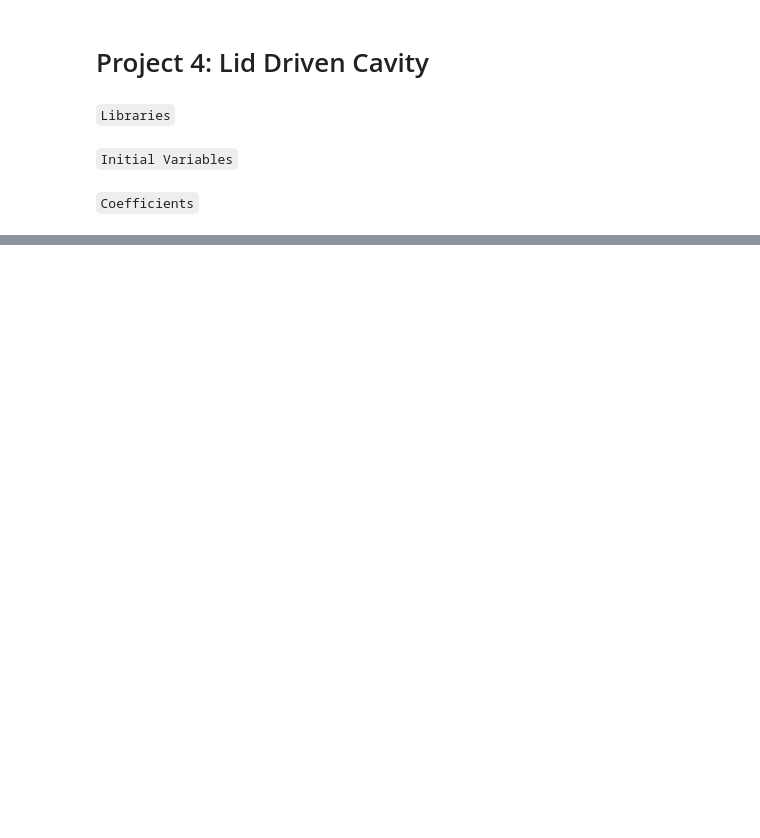
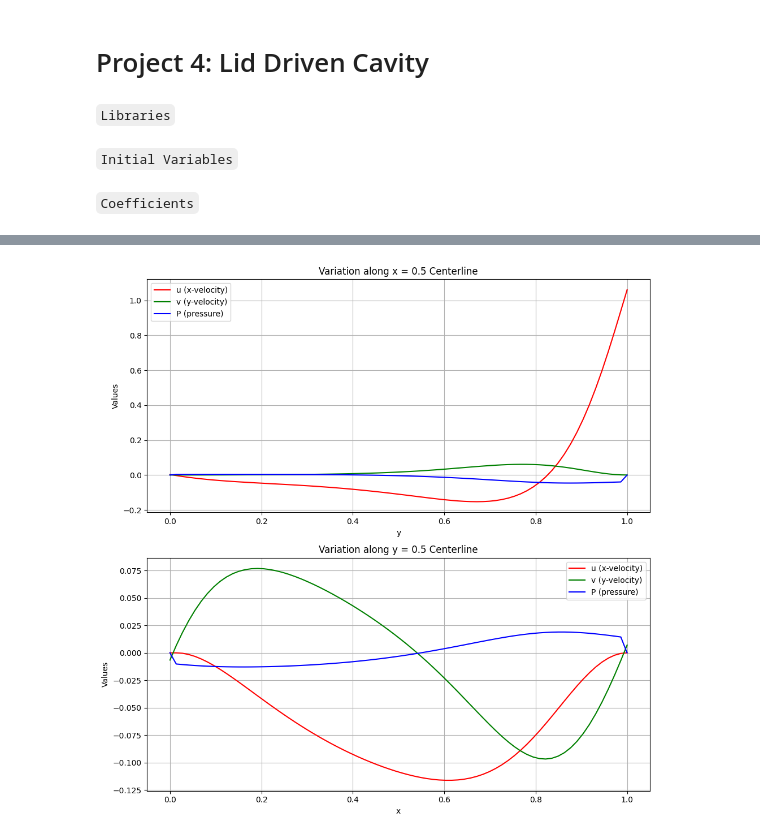
Before and after one commit to VardanMittal/Computational-Fluid-Dynamics, a Jupyter notebook: Projects/Project4/main.ipynb, the cells around one changed output, grey strips where cells are left out. Saved outputs shown, nothing was run; the diff lists cells and outputs as text; code cells hidden in the pictures; blank space fills up the shorter version.

```diff
--- a/Projects/Project4/main.ipynb
+++ b/Projects/Project4/main.ipynb
@@ -179,0 +162,34 @@ plt.show()
+# %%
+x_center_idx = Nx // 2
+y_center_idx = Ny // 2
+
+u_x_centerline = u[-1][:, x_center_idx]
+v_x_centerline = v[-1][:, x_center_idx]
+p_x_centerline = p[-1][:, x_center_idx]
+
+u_y_centerline = u[-1][y_center_idx, :]
+v_y_centerline = v[-1][y_center_idx, :]
+p_y_centerline = p[-1][y_center_idx, :]
+# %%
+def centerline_plotting():
+    fig, axes = plt.subplots(2, 1, figsize=(10, 10))
+
+    axes[0].plot(y, u_x_centerline, label='u (x-velocity)', color='r')
+    axes[0].plot(y, v_x_centerline, label='v (y-velocity)', color='g')
+    axes[0].plot(y, p_x_centerline, label='P (pressure)', color='b')
+    axes[0].set(title='Variation along x = 0.5 Centerline', xlabel='y', ylabel='Values')
+    axes[0].legend()
+    axes[0].grid()
+
+    axes[1].plot(x, u_y_centerline, label='u (x-velocity)', color='r')
+    axes[1].plot(x, v_y_centerline, label='v (y-velocity)', color='g')
+    axes[1].plot(x, p_y_centerline, label='P (pressure)', color='b')
+    axes[1].set(title='Variation along y = 0.5 Centerline', xlabel='x', ylabel='Values')
+    axes[1].legend()
+    axes[1].grid()
+
+    plt.tight_layout()
+
+centerline_plotting()
+# %% [output]
+[figure, added]
```
Also changed, not shown: parts of 16 cells of this notebook, 2 other files.
